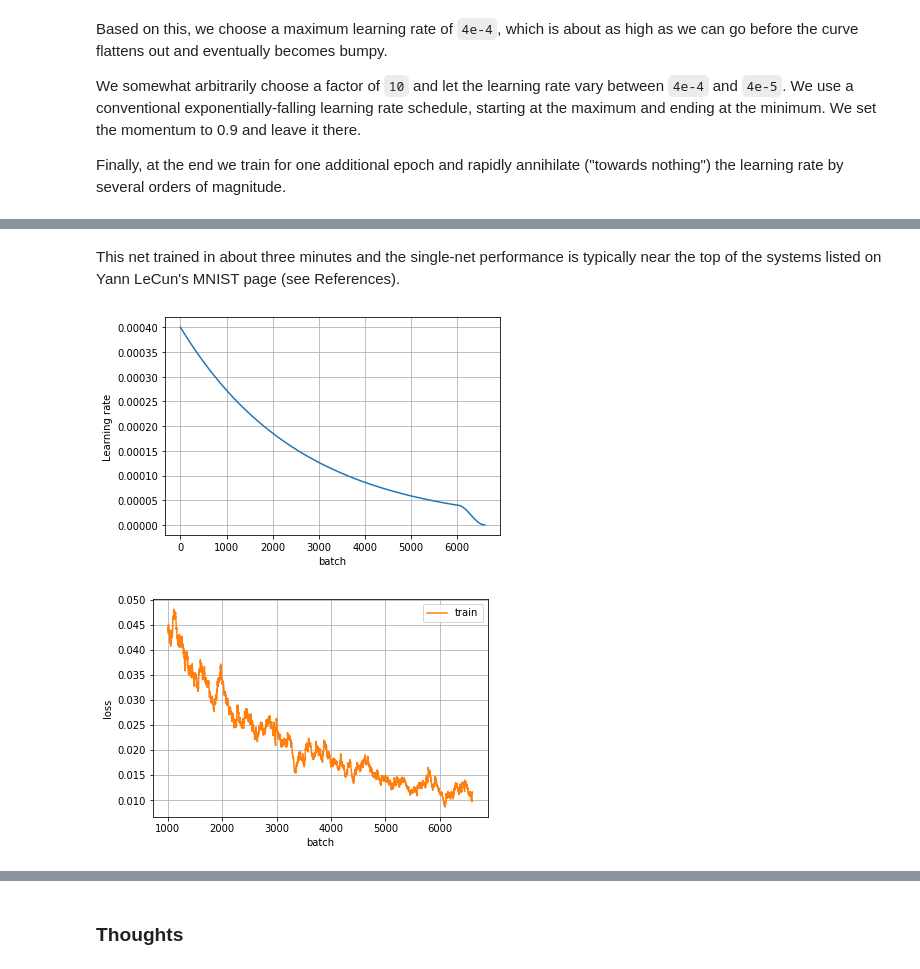
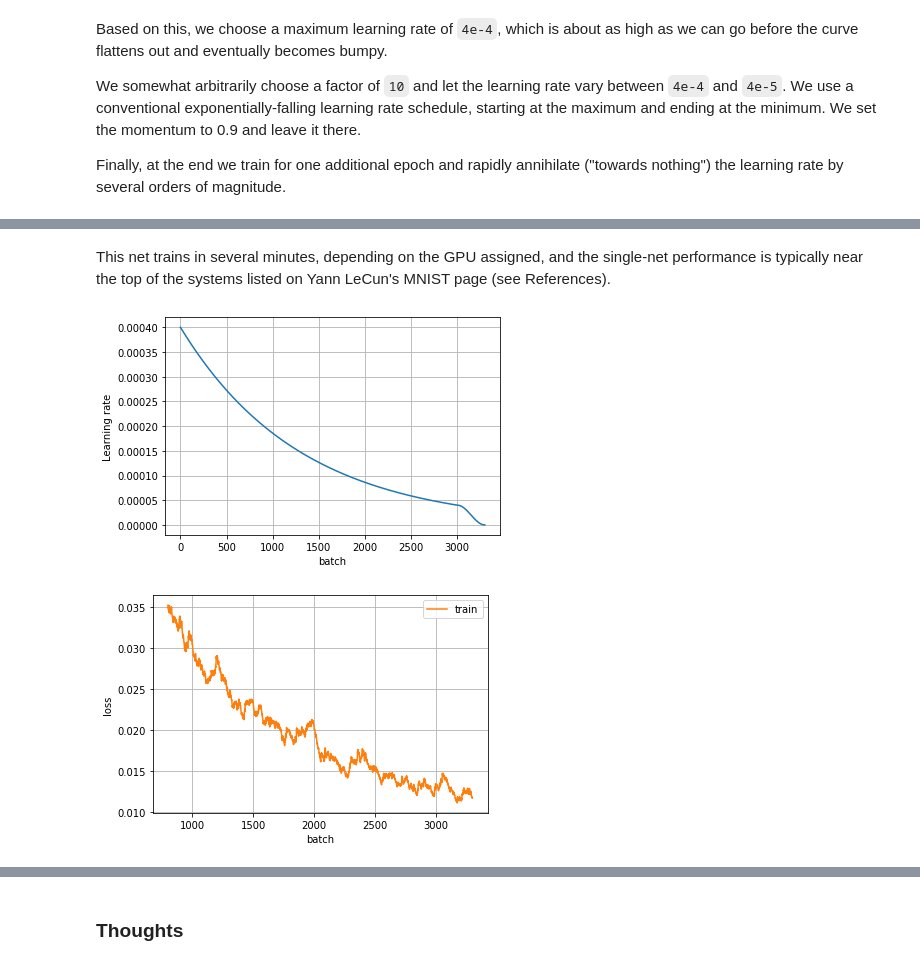
Before and after one commit to ttdoucet/mnist, a Jupyter notebook: mnist-colab.ipynb, the cells around one changed output, grey strips where cells are left out. Drawn from its saved outputs; the diff is of its cells as text; code cells hidden in the pictures.

```diff
--- a/mnist-colab.ipynb
+++ b/mnist-colab.ipynb
@@ -128,6 +130,7 @@ def _mnist_model():
 # %% [markdown]
 We do a learning rate sweep (like the one used in the fastai library) and plot the learning rate vs the training loss.
 # %%
+batchsize = 200
 trainer = Trainer(mnist_model(), trainset, mnist_testset(augmented=True))
-lr_find(trainer, p=0.90, wd=0, bs=100);
+lr_find(trainer, p=0.90, wd=0, bs=batchsize);
 # %% [output]
@@ -149,7 +152,7 @@ def annihilate(cb, epochs=1):
 
 def train_one(trainset, testset, callback=None):
     "Train MNIST model according to desired parameters and schedule."
-    epochs, lr_max, bs, wd = (10, 4e-4, 100, 0.0)
+    epochs, lr_max, bs, wd = (10, 4e-4, batchsize, 0.0)
 
     model = mnist_model()
     trainer = Trainer(model, trainset)
@@ -172,18 +175,19 @@ test set: loss = 0.00828, accuracy = 99.69%
 # %% [markdown]
-This net trained in about three minutes and the
+This net trains in several minutes, depending on
+the GPU assigned, and the
 single-net performance is typically near the top of the systems listed on Yann LeCun's
 MNIST page (see References).
 # %%
 # The callback value returned, cb, holds a history of the training
 # session, including the learning rates used during training and the
 # training loss at each batch.  (If we give trainer.train() a
 # ValidationCallback parameter, it will additionally collect validation
 # loss and other data.)
 cb.plot_lr()
-cb.plot_loss(start=1000, halflife=60)
+cb.plot_loss(start=800, halflife=60)
 # %% [output]
 [figure]
-[figure, old version]
+[figure, new version]
 # %%
 # Let's train four more.
 m2, cb2 = train_one(trainset, testset)
```
Also changed, not shown: parts of 13 cells of this notebook.
